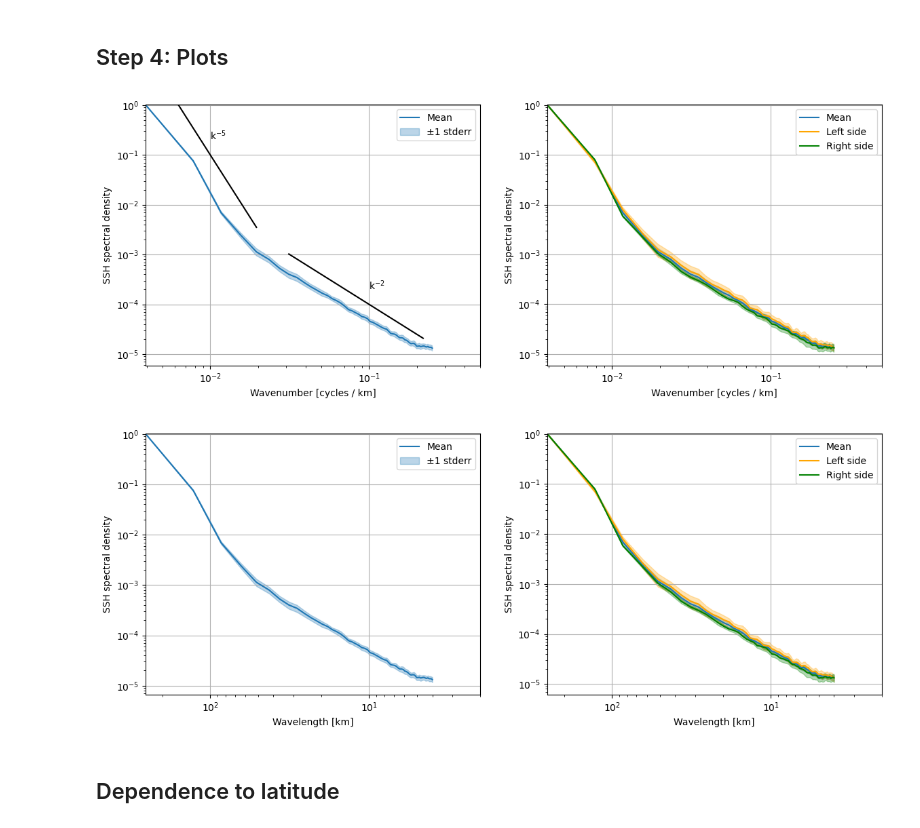
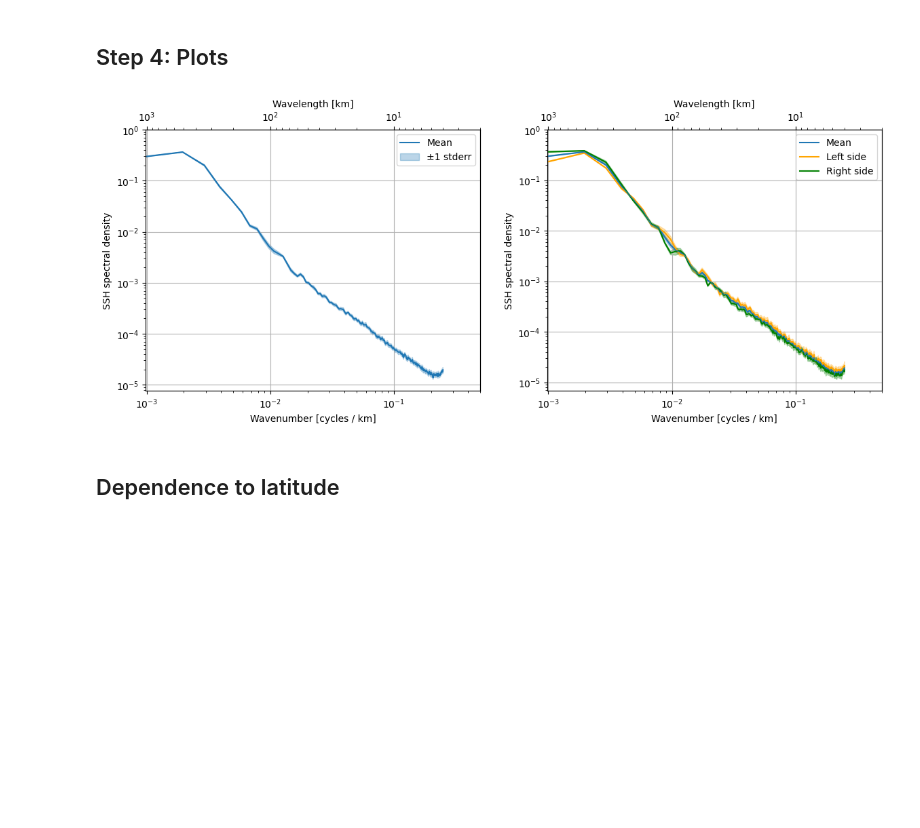
Before and after one commit to zcasparco/SWOT_UHH, a Jupyter notebook: SSH spectra/SSH_along_track spectra.ipynb, the cells around one changed output. Saved outputs shown, nothing was run; the diff lists cells and outputs as text; code cells hidden in the pictures; blank space fills up the shorter version.

```diff
--- a/SSH spectra/SSH_along_track spectra.ipynb
+++ b/SSH spectra/SSH_along_track spectra.ipynb
@@ -194,7 +203,7 @@ ds_seg.segment_id.plot()
 DX_KM = 2.0
 
 # Fu & Smith style averaging adapted for SWOT
-SEGMENT_LENGTH_KM = 256.0
+SEGMENT_LENGTH_KM = 1024.0
 
 # minimum valid fraction for keeping a profile
 MIN_VALID_FRAC = 0.90
@@ -288,8 +322,8 @@ left_end, right_start, gap_slice, valid_frac = find_nadir_gap(ssh, min_valid_fra
 # %%
 # Dealing with Nadir gap
 
-ssh_left = ssh[:, :left_end]
-ssh_right = ssh[:, right_start:]
+ssh_left = ssh_itides[:, :left_end]
+ssh_right = ssh_itides[:, right_start:]
 
 lat_left = lat[:, :left_end]
 lat_right = lat[:, right_start:]
@@ -384,11 +437,19 @@ def along_track_spectrum(ssh_side, lat_side, dx=2.0, segment_length=256.0,return
     else:
         return kx_ref, Ealong, stderr_along
 # %%
+idx=1.0
+#SEGMENT_LENGTH_KM/DX_KM/2.0
 #Left
-kx_L, Ealong_L, stderr_L, all_seg_L,lat_L = along_track_spectrum(ssh_left,lat_left,dx=DX_KM,segment_length=SEGMENT_LENGTH_KM,return_segments=True)
+kx_L, Ealong_L, stderr_L, all_seg_L,lat_L = along_track_spectrum(ssh_left,lat_left,
+                                                                 dx=DX_KM,segment_length=SEGMENT_LENGTH_KM,
+                                                                 return_segments=True,
+                                                                )
 
 #Right
-kx_R, Ealong_R, stderr_R, all_seg_R,lat_R = along_track_spectrum(ssh_right,lat_right,dx=DX_KM,segment_length=SEGMENT_LENGTH_KM,return_segments=True)
+kx_R, Ealong_R, stderr_R, all_seg_R,lat_R = along_track_spectrum(ssh_right,lat_right,
+                                                                 dx=DX_KM,segment_length=SEGMENT_LENGTH_KM,
+                                                                 return_segments=True,
+                                                                )
 # %%
 # Adding both sides
 E_along = (Ealong_L + Ealong_R)/2.0
@@ -400,59 +461,46 @@ wavelength = 1 / kx #Wavelength [km]
 # %%
 fig,axs = plt.subplots(1,2,figsize=(14,5))
 ax=axs[0]
 ax.loglog(kx[1:],E_along[1:],label="Mean")
 ax.fill_between(kx,E_along - 1.96*stderr,E_along + 1.96*stderr,
                  color="C0",alpha=0.3,label="±1 stderr")
-ax.loglog(kx[:6],kx[:6]**(-5)/1e11,c='k')
-ax.loglog(kx[8:-8],kx[8:-8]**(-2)/1e6,c='k')
-ax.text(0.01,0.2,r'k$^{-5}$');ax.text(0.1,0.0002,r'k$^{-2}$')
+
+ax1 = ax.twiny()
+ax1.loglog(wavelength[1:],E_along[1:],linewidth=0.8)
+ax1.invert_xaxis()
+ax1.set_ylim(0,np.max([1.0,E_along[1]]));ax1.set_xlim(SEGMENT_LENGTH_KM,DX_KM);
+ax1.set_xlabel('Wavelength [km]')
+#ax.loglog(kx[:6],kx[:6]**(-5)/1e11,c='k')
+#ax.loglog(kx[:6],kx[:6]**(-3)/1e8,c='k')
+
+#ax.loglog(kx[8:-8],kx[8:-8]**(-2)/1e6,c='k')
+#ax.text(0.01,0.2,r'k$^{-5}$');ax.text(0.1,0.0002,r'k$^{-2}$')
 
 ax=axs[1]
 ax.loglog(kx[1:],E_along[1:],label="Mean")
 ax.fill_between(kx,E_along - 1.96*stderr,E_along + 1.96*stderr,
                  color="C0",alpha=0.3)
 
 ax.loglog(kx[1:],Ealong_L[1:],label="Left side",c='orange')
 ax.fill_between(kx,Ealong_L - 1.96*stderr_L,Ealong_L + 1.96*stderr_L,
                  color="orange",alpha=0.3)
 
 ax.loglog(kx[1:],Ealong_R[1:],label="Right side", c= 'g')
 ax.fill_between(kx,Ealong_R - 1.96*stderr_R,Ealong_R + 1.96*stderr_R,
                  color="g",alpha=0.3)
 
-
+ax1 = ax.twiny()
+ax1.loglog(wavelength[1:],E_along[1:],linewidth=0.8)
+ax1.invert_xaxis()
+ax1.set_ylim(0,np.max([1.0,E_along[1]]));ax1.set_xlim(SEGMENT_LENGTH_KM,DX_KM);
+ax1.set_xlabel('Wavelength [km]')
 
 for ax in axs:
     ax.legend();ax.grid();
-    ax.set_ylim(0,E_along[1]);ax.set_xlim(1/SEGMENT_LENGTH_KM,1/DX_KM);
+    ax.set_ylim(0,np.max([1.0,E_along[1]]));ax.set_xlim(1/SEGMENT_LENGTH_KM,1/DX_KM);
     ax.set_xlabel('Wavenumber [cycles / km]');ax.set_ylabel('SSH spectral density');
-
-fig,axs = plt.subplots(1,2,figsize=(14,5))
-ax=axs[0]
-ax.loglog(wavelength[1:],E_along[1:],label="Mean")
-ax.fill_between(wavelength,E_along - 1.96*stderr,E_along + 1.96*stderr,
-                 color="C0",alpha=0.3,label="±1 stderr")
-ax=axs[1]
-ax.loglog(wavelength[1:],E_along[1:],label="Mean")
-ax.fill_between(wavelength,E_along - 1.96*stderr,E_along + 1.96*stderr,
-                 color="C0",alpha=0.3)
-
-ax.loglog(wavelength[1:],Ealong_L[1:],label="Left side",c='orange')
-ax.fill_between(wavelength,Ealong_L - 1.96*stderr_L,Ealong_L + 1.96*stderr_L,
-                 color="orange",alpha=0.3)
-
-ax.loglog(wavelength[1:],Ealong_R[1:],label="Right side", c= 'g')
-ax.fill_between(wavelength,Ealong_R - 1.96*stderr_R,Ealong_R + 1.96*stderr_R,
-                 color="g",alpha=0.3)
-#ax.loglog(ky[1:],E_cross[1:],label="Cross-track")
-for ax in axs:
-    ax.legend();ax.grid();
-    ax.invert_xaxis()
-    ax.set_ylim(0,E_along[1]);ax.set_xlim(SEGMENT_LENGTH_KM,DX_KM);
-    ax.set_xlabel('Wavelength [km]');ax.set_ylabel('SSH spectral density');
 # %% [output]
-[figure, old version]
+[figure, new version]
-[figure, removed]
 # %% [markdown]
 ## Dependence to latitude
 # %%
```
Also changed, not shown: parts of 16 cells of this notebook.
